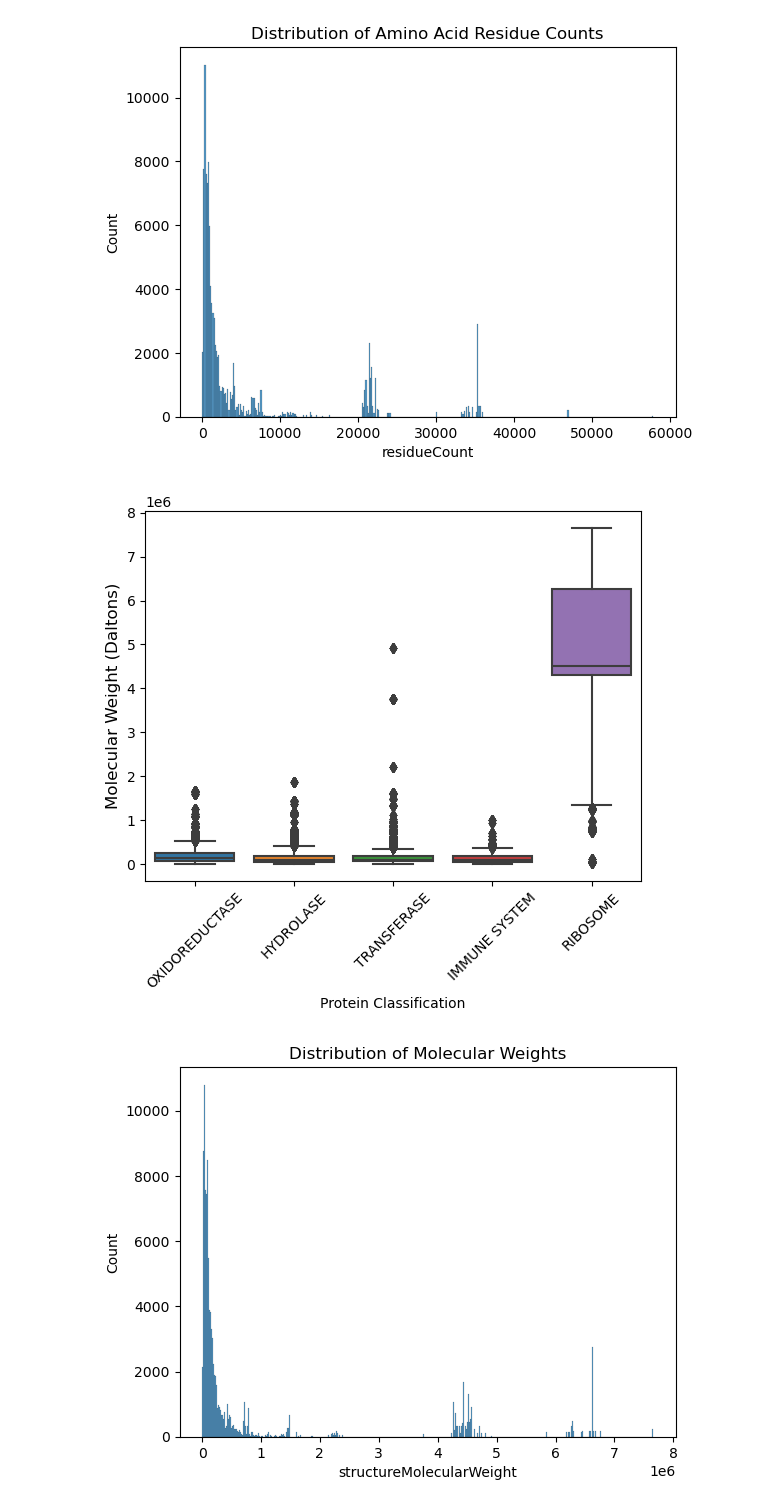
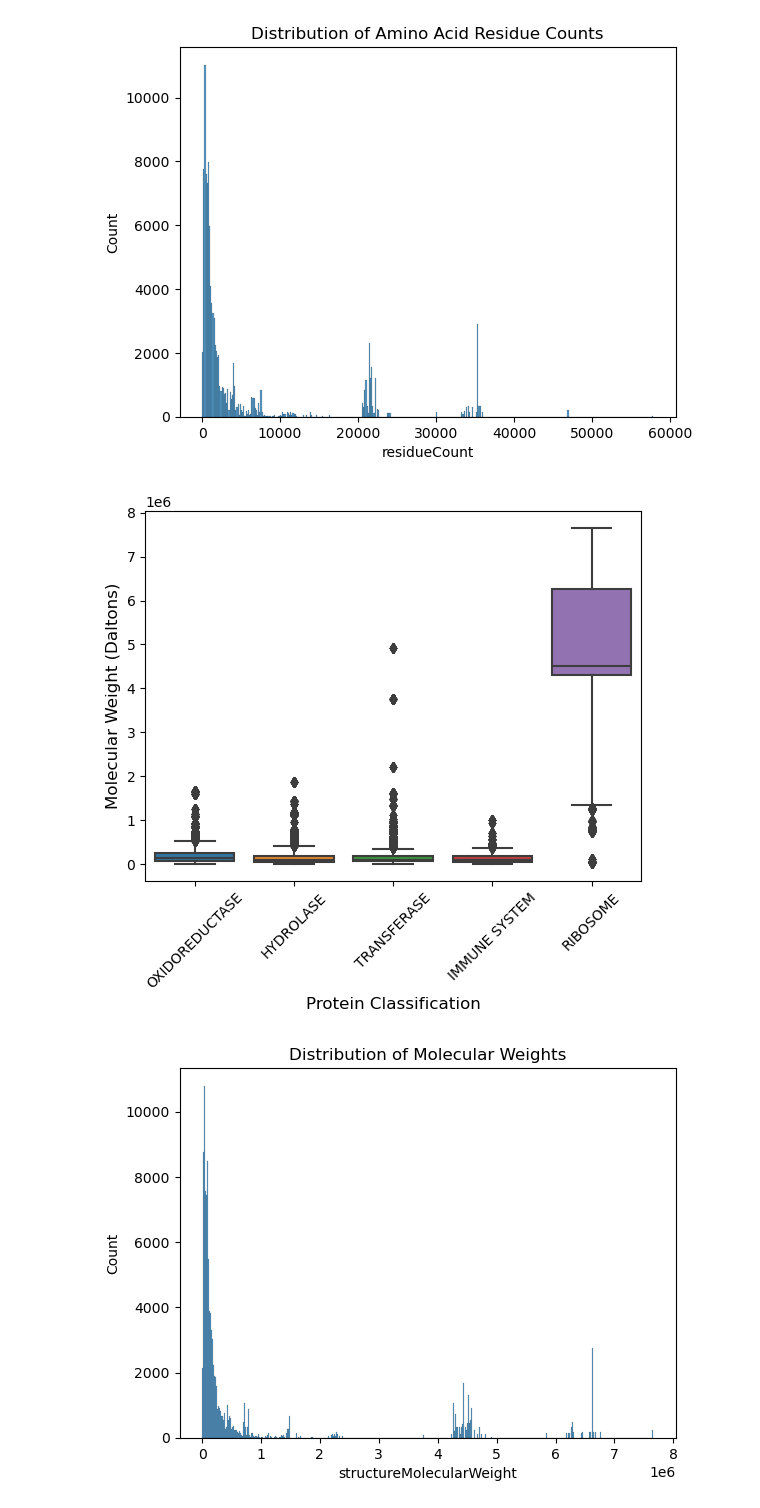
Before and after one commit to sramshey/emeritus, a Jupyter notebook: molecule_classifier.ipynb, the cells around one changed output. Cells and saved outputs as stored; diff of their text form; code cells hidden in the pictures.

```diff
--- a/molecule_classifier.ipynb
+++ b/molecule_classifier.ipynb
@@ -198,14 +198,14 @@ plt.show()
 # %%
 # structureMolecularWeight
 
 plt.figure()
 sns.boxplot(data=mol_class_df_cleaned, x="classification", y="structureMolecularWeight")
 plt.ylabel("Molecular Weight (Daltons)", fontsize=12)
-plt.xlabel("Protein Classification")
+plt.xlabel("Protein Classification", fontsize=12)
 plt.xticks(rotation=45)
 plt.show()
 # %% [output]
-[figure, old version]
+[figure, new version]
 # %%
 # distribution of structureMolecularWeights
 
```
Also changed, not shown: parts of 7 cells of this notebook.
